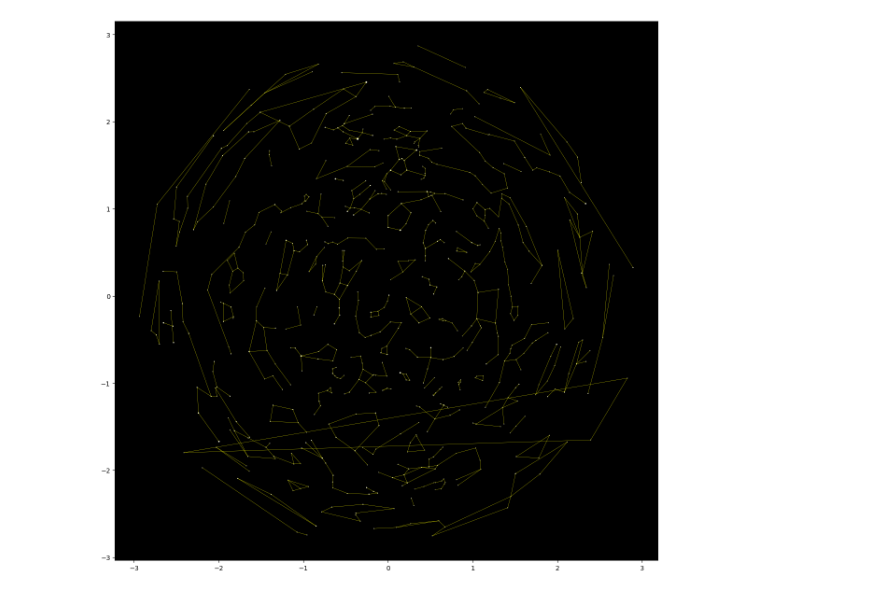
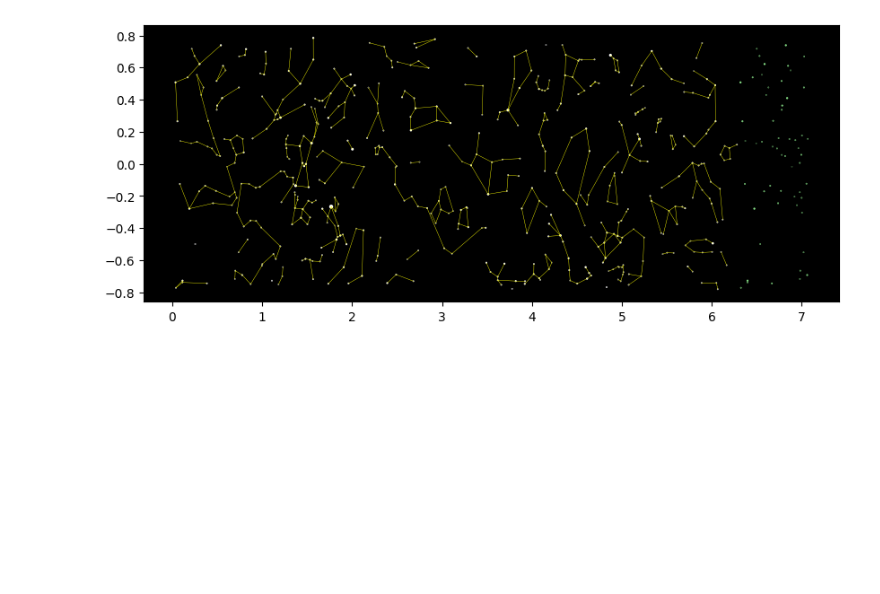
Before and after one commit to fusawa-yugo/Star-Plot, a Jupyter notebook: star_plot/star_plot.ipynb, the cells around one changed output. Saved outputs shown, nothing was run; the diff lists cells and outputs as text; code cells hidden in the pictures; blank space fills up the shorter version.

```diff
--- a/star_plot/star_plot.ipynb
+++ b/star_plot/star_plot.ipynb
@@ -50,14 +90,29 @@ lum=df['等級'].values
 # %%
+#north
+latitude=north_data[:,0]
+longitude=north_data[:,1]
+lum=north_data[:,2]
+HIPnum=north_data[:,3]
+
 size=7*np.exp(-1*(lum+2)*np.log(2))
-
 r=1 #半径
 x=r*np.pi*latitude/180*np.cos(longitude*np.pi/180)
 y=r*np.pi*latitude/180*np.sin(longitude*np.pi/180)
 
-fig, ax = plt.subplots(figsize=(15,15))
+make_csv('../star_data/north.csv',x,y,lum,HIPnum)
+
+fig, ax = plt.subplots(figsize=(5,5))
 
 ax.patch.set_facecolor('black')
 
 ax.scatter(x,y,s=size,color='white')
+
+
+for i in range(cnt):
+    if dot1[i] in HIPnum and dot2[i] in HIPnum:
+        indice1=np.where(HIPnum==dot1[i])
+        indice2=np.where(HIPnum==dot2[i])
+        x1,x2,y1,y2=x[indice1],x[indice2],y[indice1],y[indice2]
+        plt.plot((x1,x2),(y1,y2),linewidth=0.3,color='yellow')
 plt.show()
 # %% [output]
@@ -129,19 +150,53 @@ for i in dots:
 # %%
+#equator
+latitude=equator_data[:,0]
+longitude=equator_data[:,1]
+lum=equator_data[:,2]
+HIPnum=equator_data[:,3]
 
 size=7*np.exp(-1*(lum+2)*np.log(2))
 r=1 #半径
-x=r*np.pi*latitude/180*np.cos(longitude*np.pi/180)
-y=r*np.pi*latitude/180*np.sin(longitude*np.pi/180)
+x=r*np.pi*longitude/180
+y=r*np.pi*(-1*latitude+90)/180
 
-fig, ax = plt.subplots(figsize=(15,15))
+make_csv('../star_data/equator.csv',x,y,lum,HIPnum)
+
+
+ex_x=[]
+ex_y=[]
+ex_lum=[]
+ex_HIPnum=[]
+for i in range(len(x)):
+    if x[i]<=np.pi/4:
+        ex_x.append(x[i]+2*np.pi)
+        ex_y.append(y[i])
+        ex_lum.append(lum[i])
+        ex_HIPnum.append(HIPnum[i])
+ex_x=np.array(ex_x)
+ex_y=np.array(ex_y)
+ex_lum=np.array(ex_lum)
+ex_HIPnum=np.array(ex_HIPnum)
+
+ex_size=7*np.exp(-1*(ex_lum+2)*np.log(2))
+
+make_csv('../star_data/ex_equator.csv',ex_x,ex_y,ex_lum,ex_HIPnum)
+
+fig, ax = plt.subplots(figsize=(10,4))
 
 ax.patch.set_facecolor('black')
 
 ax.scatter(x,y,s=size,color='white')
+ax.scatter(ex_x,ex_y,s=ex_size,color='lightgreen')
+
 
 for i in range(cnt):
-    x1,x2,y1,y2=x[c_table[dot1[i]]],x[c_table[dot2[i]]],y[c_table[dot1[i]]],y[c_table[dot2[i]]]
-    plt.plot((x1,x2),(y1,y2),linewidth=0.3,color='yellow')
+    if dot1[i] in HIPnum and dot2[i] in HIPnum:
+        indice1=np.where(HIPnum==dot1[i])
+        indice2=np.where(HIPnum==dot2[i])
+        x1,x2,y1,y2=x[indice1],x[indice2],y[indice1],y[indice2]
+        if abs(x1-x2)<5:
+            plt.plot((x1,x2),(y1,y2),linewidth=0.3,color='yellow')
+
 plt.show()
 # %% [output]
-[figure, old version]
+[figure, new version]
```
Also changed, not shown: parts of 10 cells of this notebook, 4 other files.
